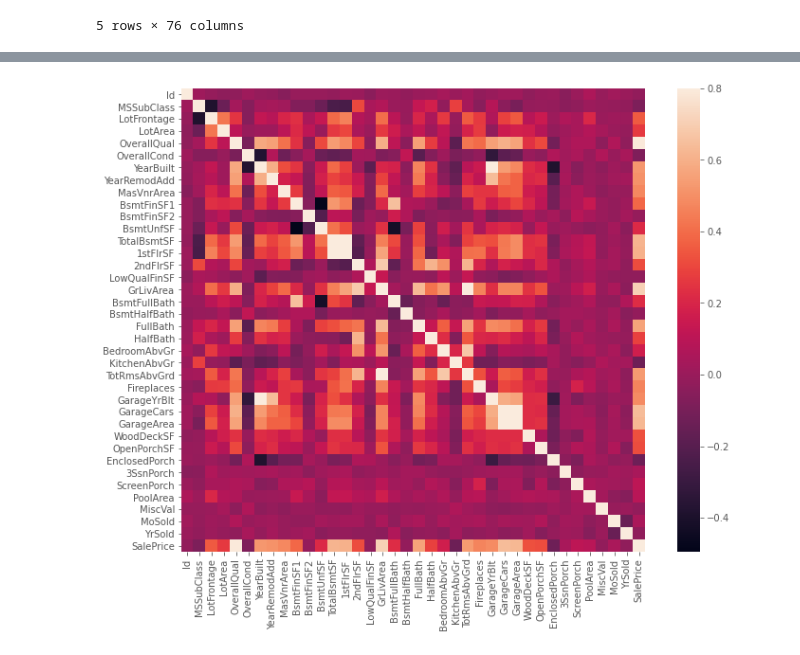
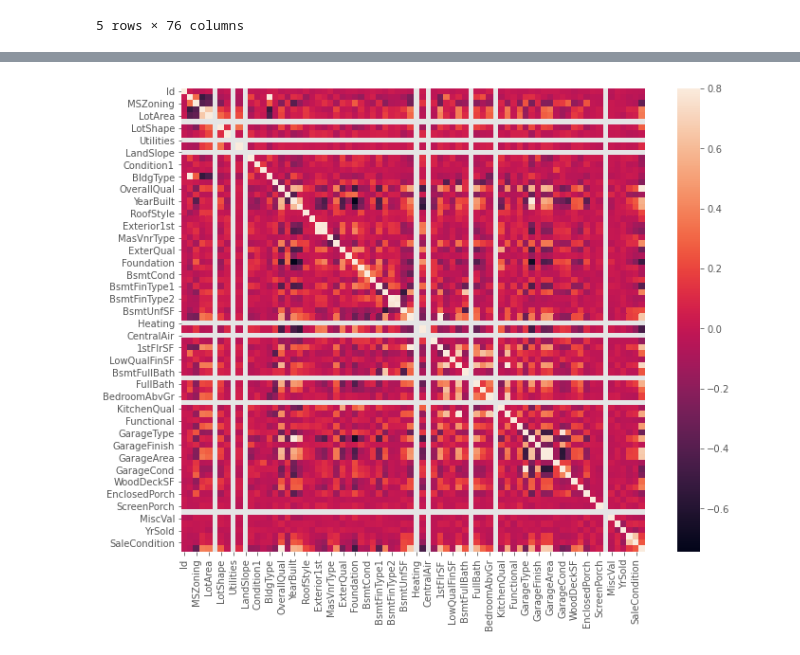
Before and after one commit to LaloVene/Kaggle-House-Prices, a Jupyter notebook: house_prices.ipynb, the cells around one changed output, grey strips where cells are left out. Cells and saved outputs as stored; diff of their text form; code cells hidden in the pictures.

```diff
--- a/house_prices.ipynb
+++ b/house_prices.ipynb
@@ -118,0 +152,8 @@ df.drop("LotFrontage", axis = 1, inplace=True)
+# %%
+import numpy as np
+cleanup_nums = dict()
+for i in range(len(obj_col)):
+    cleanup_nums[obj_col[i]] = sust[i]
+
+df1 = df.replace(cleanup_nums, inplace = False)
+df1.tail()
@@ -118,0 +168,13 @@ df.drop("LotFrontage", axis = 1, inplace=True)
+# %%
+def Zscore_outlier(df):
+    out = set()
+    for i in df:
+        z = (i-np.mean(df))/np.std(df)
+        if np.abs(z) > 3:
+            out.add(i)
+    return out
+# %%
+df2 = df1.copy()
+for col in df1.columns:
+    outliers = Zscore_outlier(df1[col])
+    df2[col] = df1.loc[~df1[col].isin(outliers)][col]
@@ -140,0 +194,9 @@ plt.show()
+# %%
+from sklearn.experimental import enable_iterative_imputer
+from sklearn.impute import IterativeImputer
+
+imp_mean = IterativeImputer(random_state=0)
+imp_mean.fit(df2)
+IterativeImputer(random_state=0)
+df3 = pd.DataFrame(imp_mean.transform(df2), columns= df2.columns)
+df3.tail()
@@ -155,10 +227,10 @@ plt.plot()
 # %%
 #correlation matrix
-corrmat = df.corr()
+corrmat = df3.corr()
 f, ax = plt.subplots(figsize=(12, 9))
 sns.heatmap(corrmat, vmax=.8, square=True);
 # %% [output]
-[figure, old version]
+[figure, new version]
 # %%
 #saleprice correlation matrix
 k = 10 #number of variables for heatmap
```
Also changed, not shown: parts of 20 cells of this notebook.
